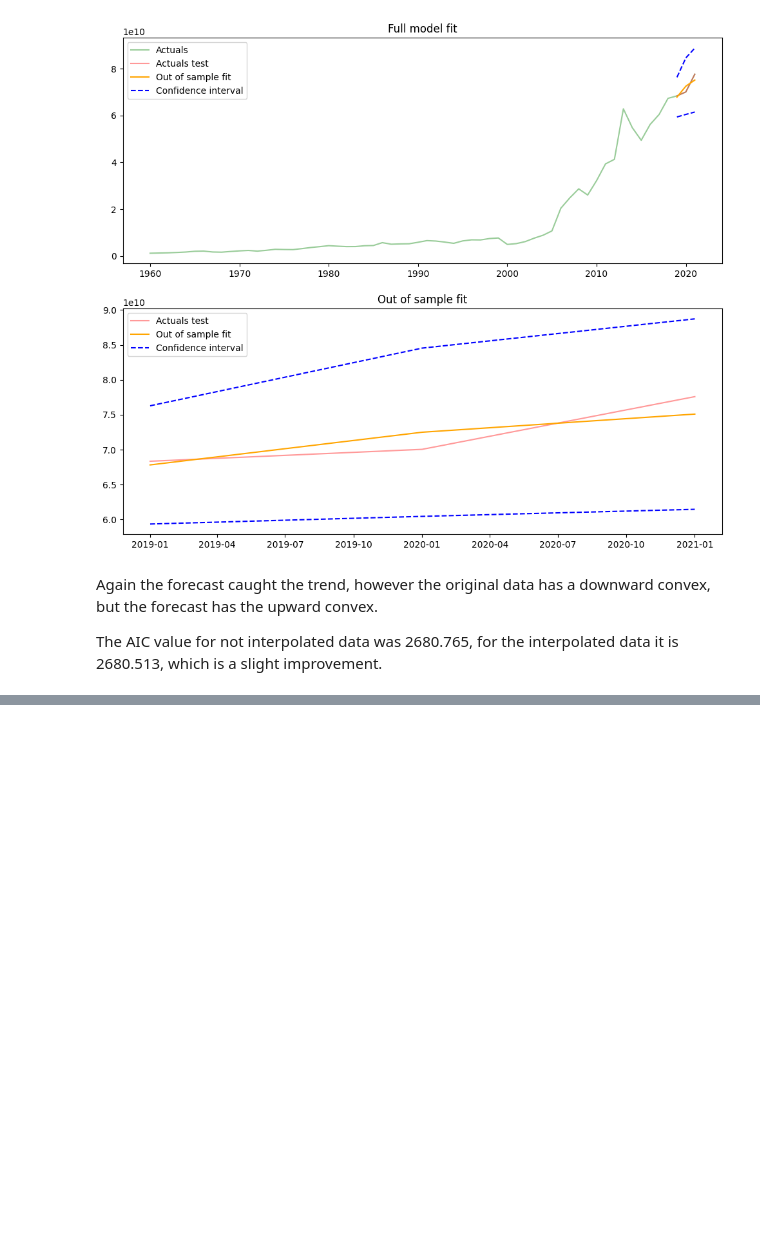
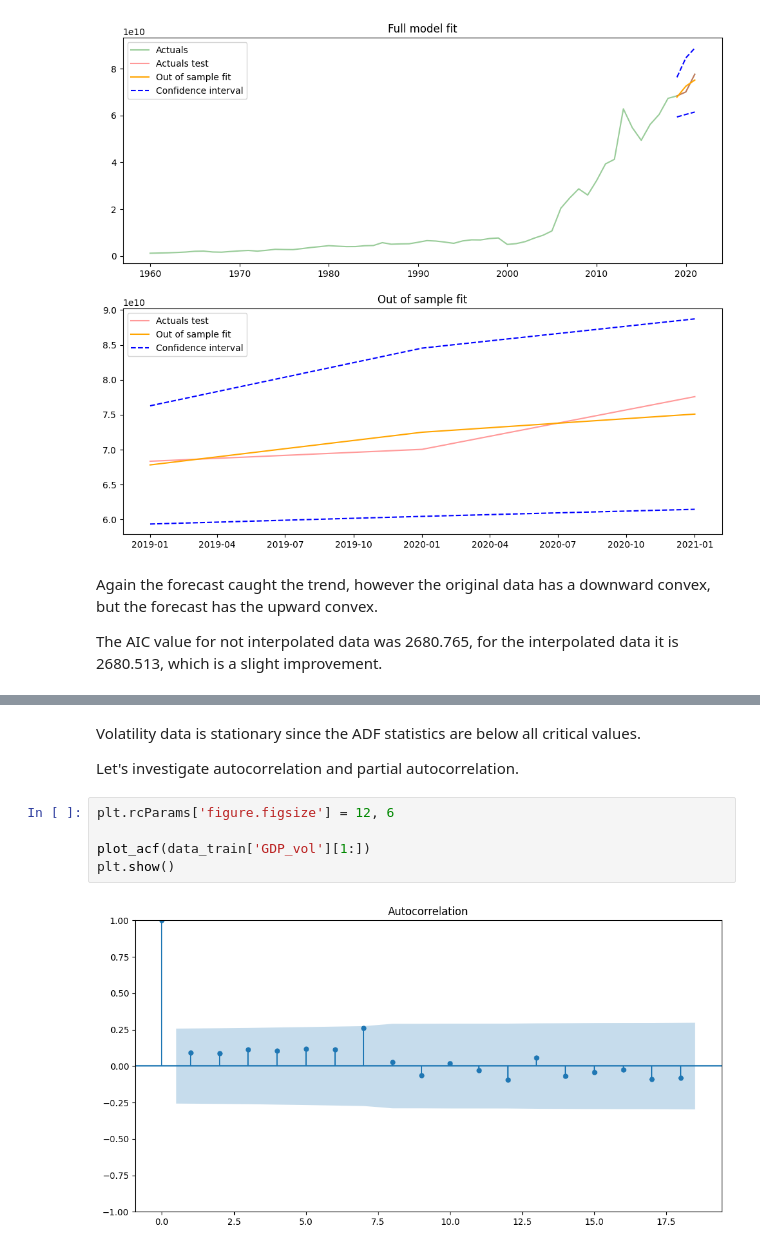
Before and after one commit to helios12/DataScienceProjects, a Jupyter notebook: tasks/task-10/Task-10-MATH-ML-13.Time_series.ipynb, the cells around one changed output, grey strips where cells are left out. Saved outputs shown, nothing was run; the diff lists cells and outputs as text; blank space fills up the shorter version.

```diff
--- a/tasks/task-10/Task-10-MATH-ML-13.Time_series.ipynb
+++ b/tasks/task-10/Task-10-MATH-ML-13.Time_series.ipynb
@@ -616,0 +664,11 @@ The AIC value for not interpolated data was 2680.765, for the interpolated data
+# %% [markdown]
+Volatility data is stationary since the ADF statistics are below all critical values.
+
+Let's investigate autocorrelation and partial autocorrelation.
+# %%
+plt.rcParams['figure.figsize'] = 12, 6
+
+plot_acf(data_train['GDP_vol'][1:])
+plt.show()
+# %% [output]
+[figure, added]
```
Also changed, not shown: parts of 28 cells of this notebook.
